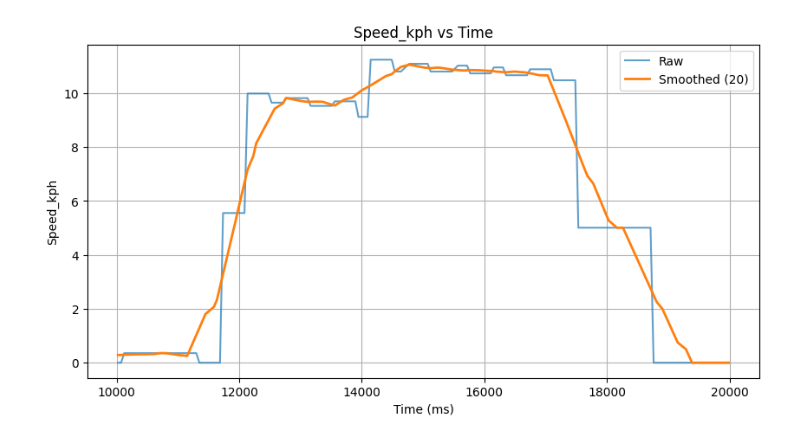
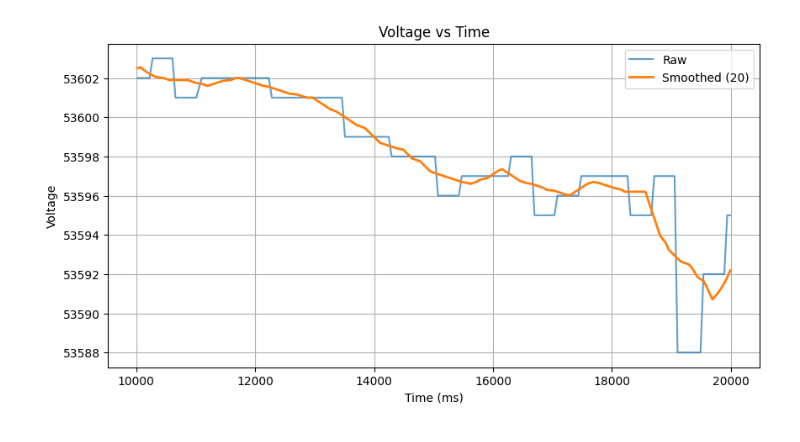
Before and after one commit to KalebACC/UOSM-CleanTelemProcess, a Jupyter notebook: Plotting.ipynb, the cells around one changed output. Cells and saved outputs as stored; diff of their text form; code cells hidden in the pictures.

Commit message:
Updated Plotting

```diff
--- a/Plotting.ipynb
+++ b/Plotting.ipynb
@@ -15,6 +15,6 @@ plotter = DataPlotter(latest_file)
 plotter.load_data()
 # %%
 # Plot a single column
-plotter.plot_single("Speed", smooth_window=20, start_time=10000, end_time=20000, speed_unit="kph")
+plotter.plot_single("Voltage", smooth_window=20, start_time=10000, end_time=20000, speed_unit="kph")
 # %% [output]
-[figure, old version]
+[figure, new version]
```
Also changed, not shown: parts of 1 cell of this notebook, 1 other file.
